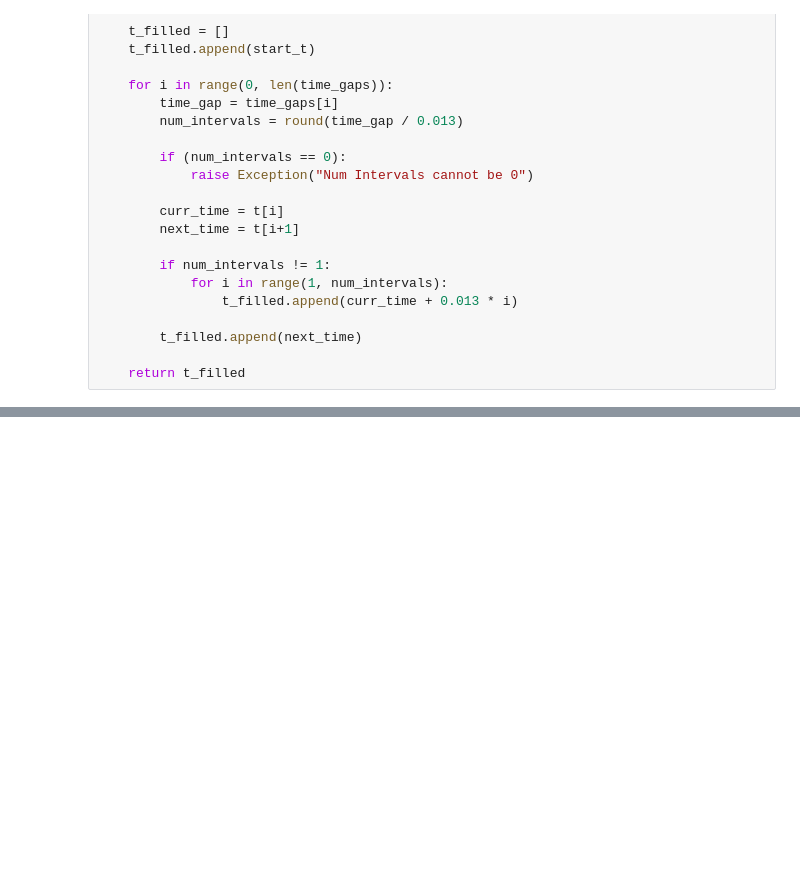
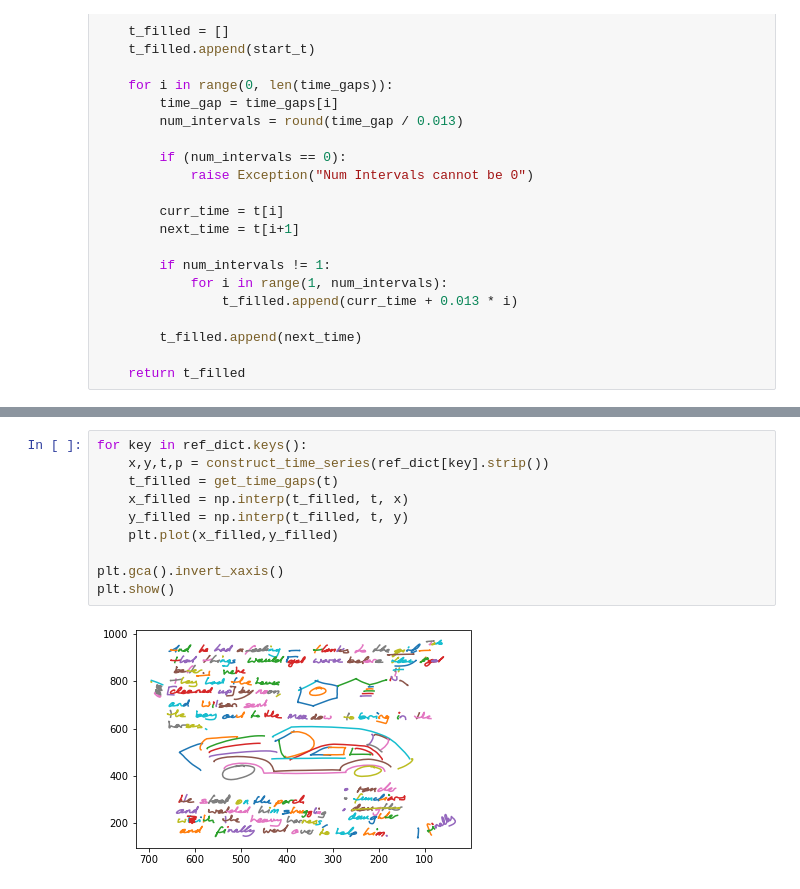
Before and after one commit to CustardTart32/digital-pen-backend, a Jupyter notebook: xml_parser/notebooks/read_xml.ipynb, the cells around one changed output, grey strips where cells are left out. Saved outputs shown, nothing was run; the diff lists cells and outputs as text; blank space fills up the shorter version.

```diff
--- a/xml_parser/notebooks/read_xml.ipynb
+++ b/xml_parser/notebooks/read_xml.ipynb
@@ -227,3 +247,15 @@ ref_dict = get_digital_ink("../data/datasets/001.inkml")
+# %%
+for key in ref_dict.keys():
+    x,y,t,p = construct_time_series(ref_dict[key].strip())
+    t_filled = get_time_gaps(t)
+    x_filled = np.interp(t_filled, t, x)
+    y_filled = np.interp(t_filled, t, y)
+    plt.plot(x_filled,y_filled)
+
+plt.gca().invert_xaxis()
+plt.show()
+# %% [output]
+[figure, added]
 # %%
 x,y,t,p = construct_time_series(ref_dict['t0'].strip())
 t_filled = get_time_gaps(t)
```
Also changed, not shown: parts of 7 cells of this notebook, 4 other files.
